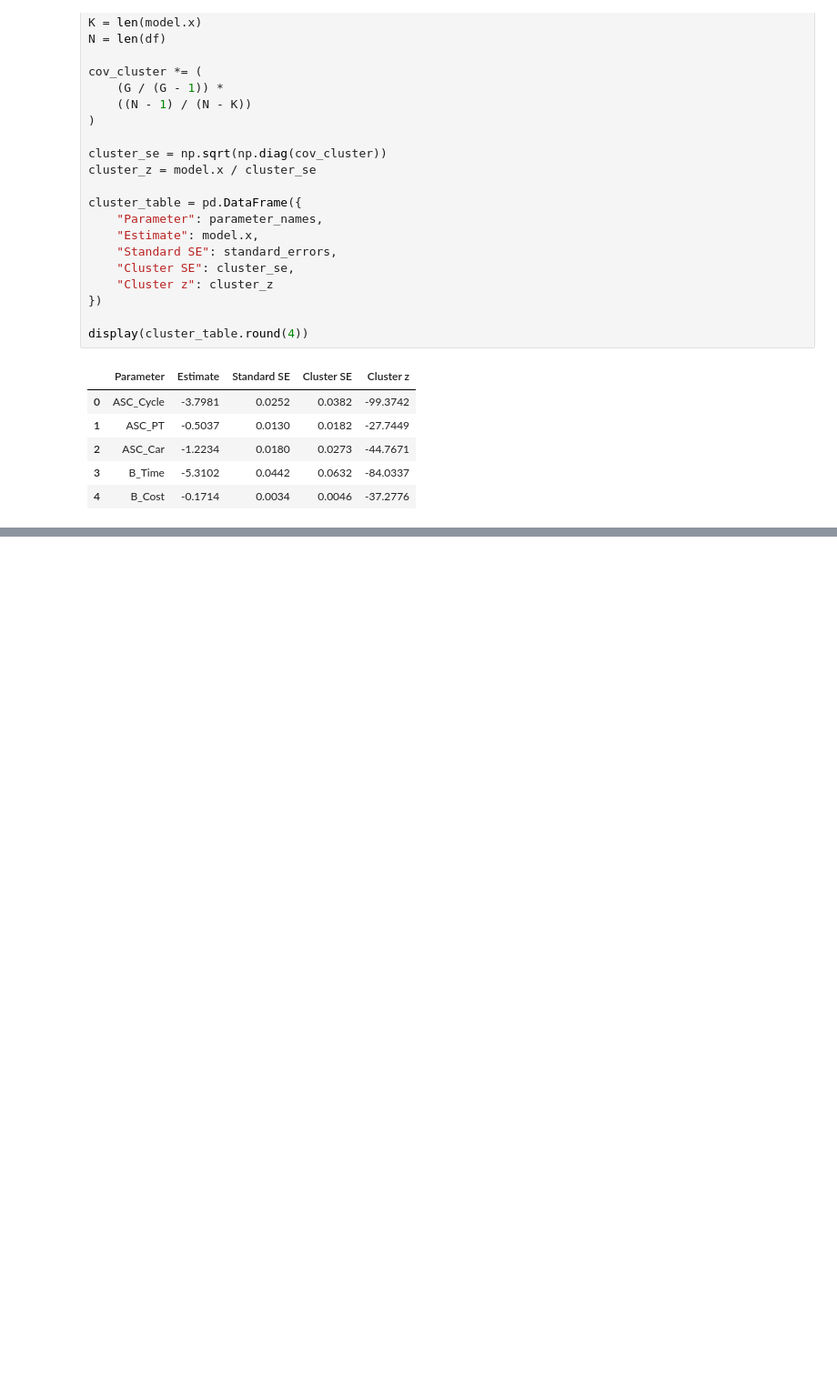
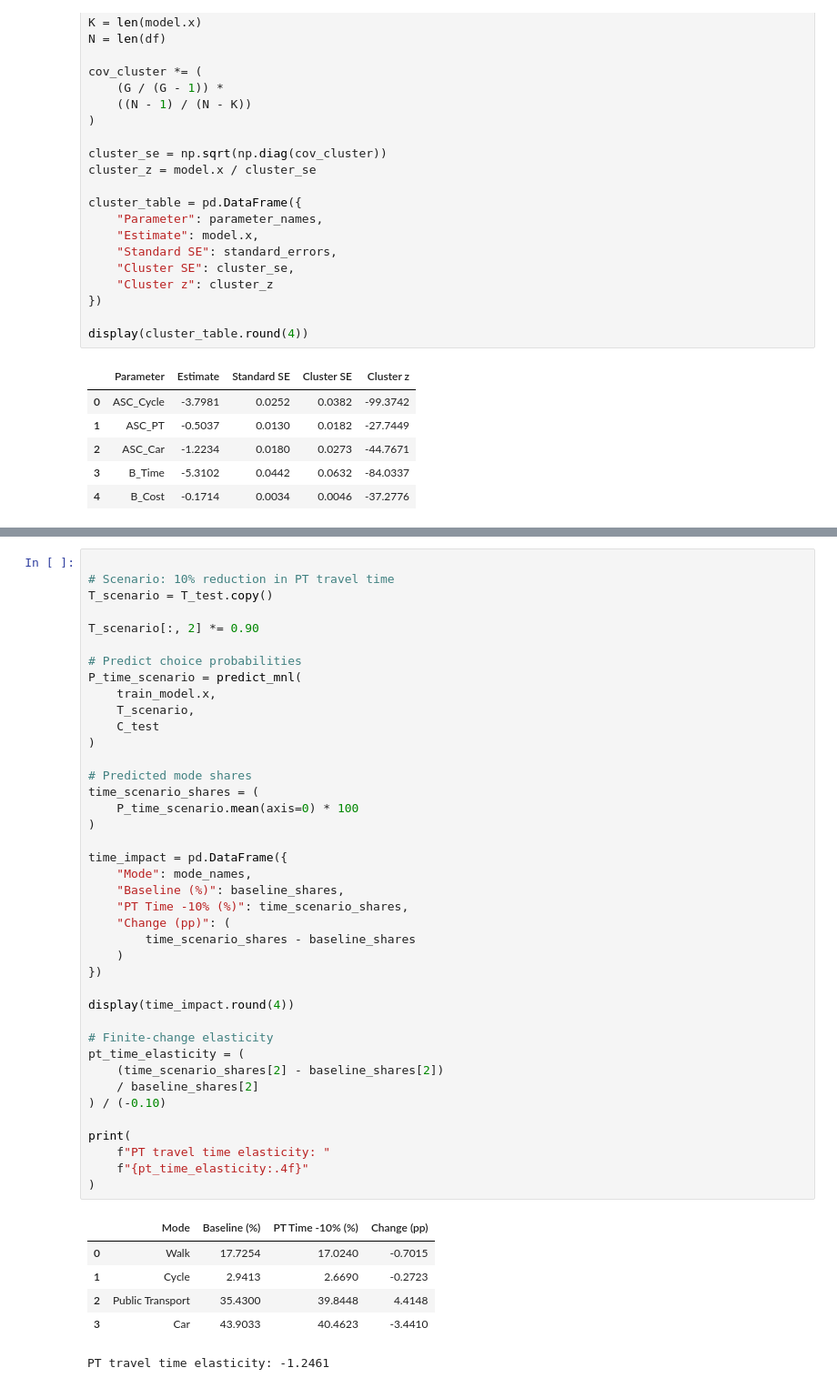
Before and after one commit to VahedBarzegari/travel-choice-modeling, a Jupyter notebook: notebooks/02_mnl_model.ipynb, the cells around one changed output, grey strips where cells are left out. Shown at 91% size. Drawn from its saved outputs; the diff is of its cells as text; blank space fills up the shorter version.

```diff
--- a/notebooks/02_mnl_model.ipynb
+++ b/notebooks/02_mnl_model.ipynb
@@ -427,0 +655,47 @@ display(cluster_table.round(4))
+# %%
+
+# Scenario: 10% reduction in PT travel time
+T_scenario = T_test.copy()
+
+T_scenario[:, 2] *= 0.90
+
+# Predict choice probabilities
+P_time_scenario = predict_mnl(
+    train_model.x,
+    T_scenario,
+    C_test
+)
+
+# Predicted mode shares
+time_scenario_shares = (
+    P_time_scenario.mean(axis=0) * 100
+)
+
+time_impact = pd.DataFrame({
+    "Mode": mode_names,
+    "Baseline (%)": baseline_shares,
+    "PT Time -10% (%)": time_scenario_shares,
+    "Change (pp)": (
+        time_scenario_shares - baseline_shares
+    )
+})
+
+display(time_impact.round(4))
+
+# Finite-change elasticity
+pt_time_elasticity = (
+    (time_scenario_shares[2] - baseline_shares[2])
+    / baseline_shares[2]
+) / (-0.10)
+
+print(
+    f"PT travel time elasticity: "
+    f"{pt_time_elasticity:.4f}"
+)
+# %% [output]
+|  | Mode | Baseline (%) | PT Time -10% (%) | Change (pp) |
+| 0 | Walk | 17.7254 | 17.0240 | -0.7015 |
+| 1 | Cycle | 2.9413 | 2.6690 | -0.2723 |
+| 2 | Public Transport | 35.4300 | 39.8448 | 4.4148 |
+| 3 | Car | 43.9033 | 40.4623 | -3.4410 |
+PT travel time elasticity: -1.2461
```
Also changed, not shown: parts of 6 cells of this notebook.
